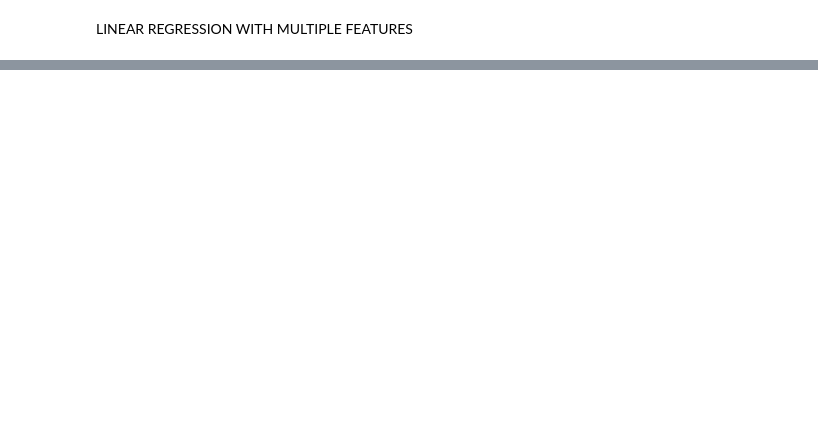
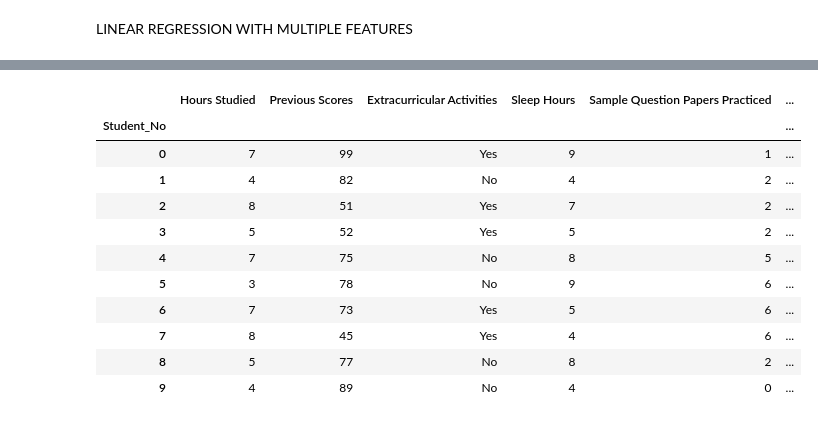
Before and after one commit to popsy-jeff/TITANIC_DATA_ANALYSIS, a Jupyter notebook: Student_Performance_LinearRegression_Model.ipynb, the cells around one changed output, grey strips where cells are left out. Cells and saved outputs as stored; diff of their text form; code cells hidden in the pictures; blank space fills up the shorter version.

Commit message:
Incorporation of categorical features for regression

```diff
--- a/Student_Performance_LinearRegression_Model.ipynb
+++ b/Student_Performance_LinearRegression_Model.ipynb
@@ -587,0 +580,19 @@ THE REGRESSION INTERCEPT (B) IS:  -33.76372609079456
+# %%
+# GIVEN THE DATASET THE CATEGORICAL COLUMN IS Extracurricular Activities. It mirrors scenario 1
+
+extracurricular_code = {'Yes': 1, 'No': 0}
+performance['Extracurricular_code'] = performance['Extracurricular Activities'].map(extracurricular_code)
+performance.head(10)
+# %% [output]
+|  | Hours Studied | Previous Scores | Extracurricular Activities | Sleep Hours | Sample Question Papers Practiced | ... |
+| Student_No |  |  |  |  |  | ... |
+| 0 | 7 | 99 | Yes | 9 | 1 | ... |
+| 1 | 4 | 82 | No | 4 | 2 | ... |
+| 2 | 8 | 51 | Yes | 7 | 2 | ... |
+| 3 | 5 | 52 | Yes | 5 | 2 | ... |
+| 4 | 7 | 75 | No | 8 | 5 | ... |
+| 5 | 3 | 78 | No | 9 | 6 | ... |
+| 6 | 7 | 73 | Yes | 5 | 6 | ... |
+| 7 | 8 | 45 | Yes | 4 | 6 | ... |
+| 8 | 5 | 77 | No | 8 | 2 | ... |
+| 9 | 4 | 89 | No | 4 | 0 | ... |
```
Also changed, not shown: parts of 6 cells of this notebook.
